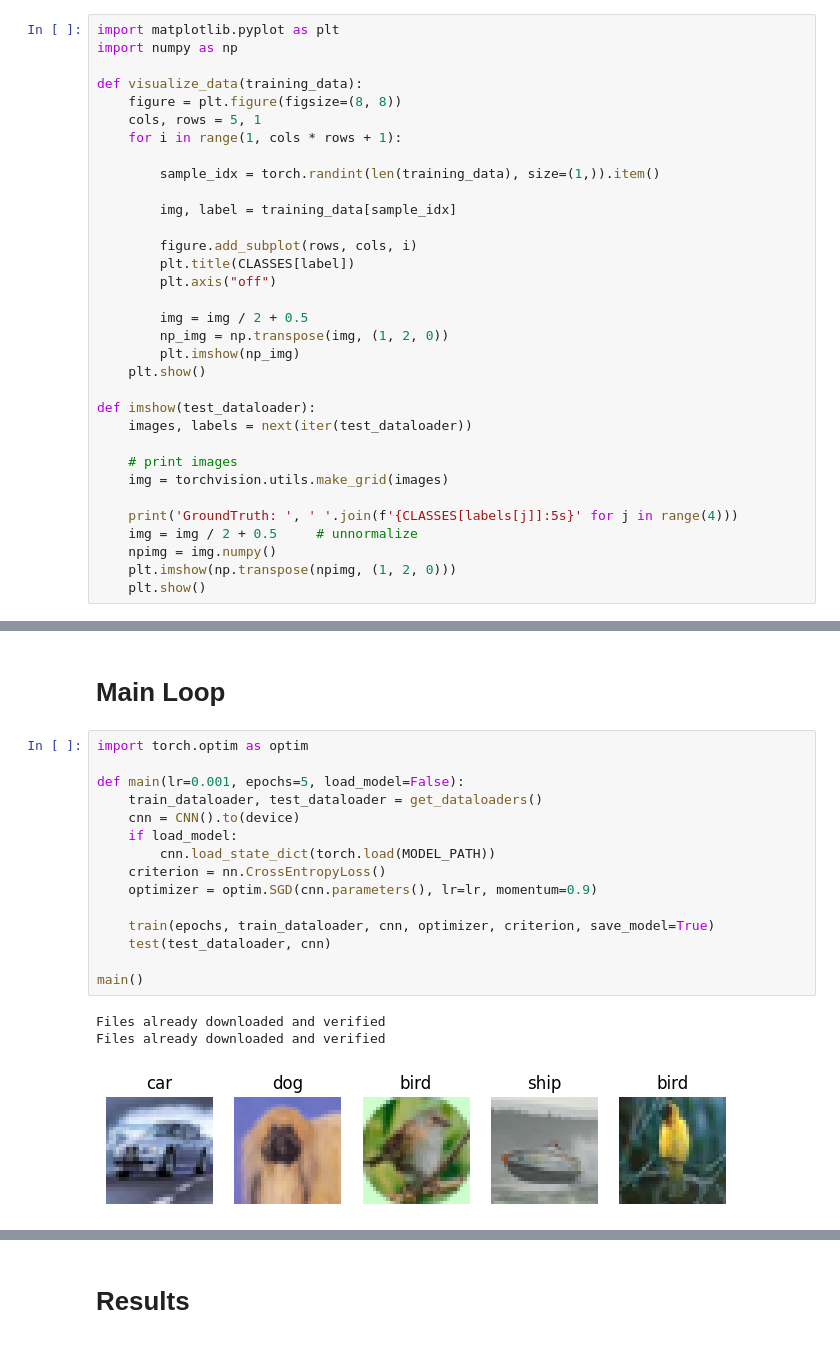
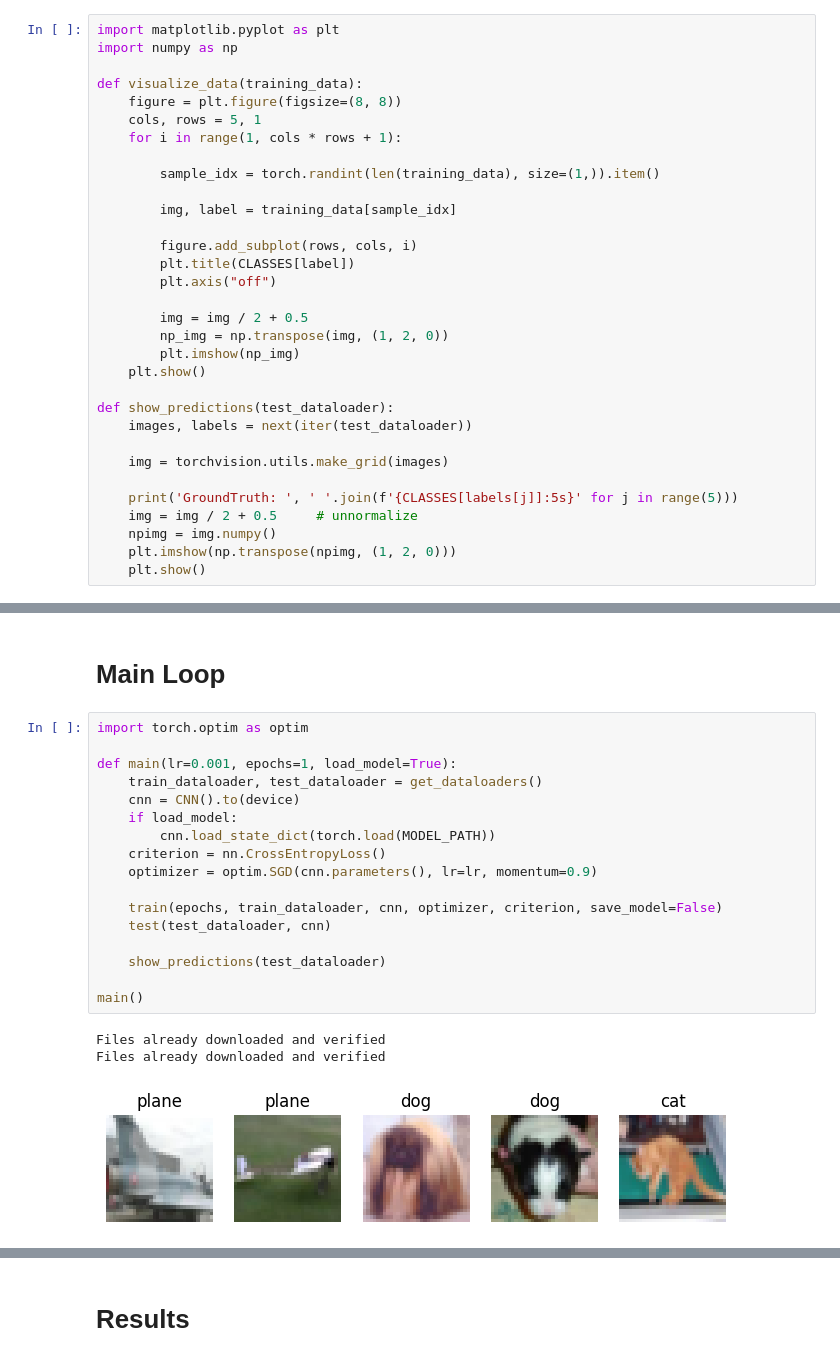
Before and after one commit to rexbrandy/cifar10_classification, a Jupyter notebook: cifar10.ipynb, the cells around one changed output, grey strips where cells are left out. Saved outputs shown, nothing was run; the diff lists cells and outputs as text.

```diff
--- a/cifar10.ipynb
+++ b/cifar10.ipynb
@@ -67,13 +67,12 @@ def visualize_data(training_data):
         plt.imshow(np_img)
     plt.show()
 
-def imshow(test_dataloader):
+def show_predictions(test_dataloader):
     images, labels = next(iter(test_dataloader))
 
-    # print images
     img = torchvision.utils.make_grid(images)
 
-    print('GroundTruth: ', ' '.join(f'{CLASSES[labels[j]]:5s}' for j in range(4)))
+    print('GroundTruth: ', ' '.join(f'{CLASSES[labels[j]]:5s}' for j in range(5)))
     img = img / 2 + 0.5     # unnormalize
     npimg = img.numpy()
     plt.imshow(np.transpose(npimg, (1, 2, 0)))
@@ -210,19 +209,21 @@ def test(test_dataloader, cnn):
 # %%
 import torch.optim as optim
 
-def main(lr=0.001, epochs=5, load_model=False):
+def main(lr=0.001, epochs=1, load_model=True):
     train_dataloader, test_dataloader = get_dataloaders()
     cnn = CNN().to(device)
     if load_model:
         cnn.load_state_dict(torch.load(MODEL_PATH))
     criterion = nn.CrossEntropyLoss()
     optimizer = optim.SGD(cnn.parameters(), lr=lr, momentum=0.9)
 
-    train(epochs, train_dataloader, cnn, optimizer, criterion, save_model=True)
+    train(epochs, train_dataloader, cnn, optimizer, criterion, save_model=False)
     test(test_dataloader, cnn)
 
+    show_predictions(test_dataloader)
+
 main()
 # %% [output]
 Files already downloaded and verified
 Files already downloaded and verified
-[figure, old version]
+[figure, new version]
```
Also changed, not shown: parts of 2 cells of this notebook.
